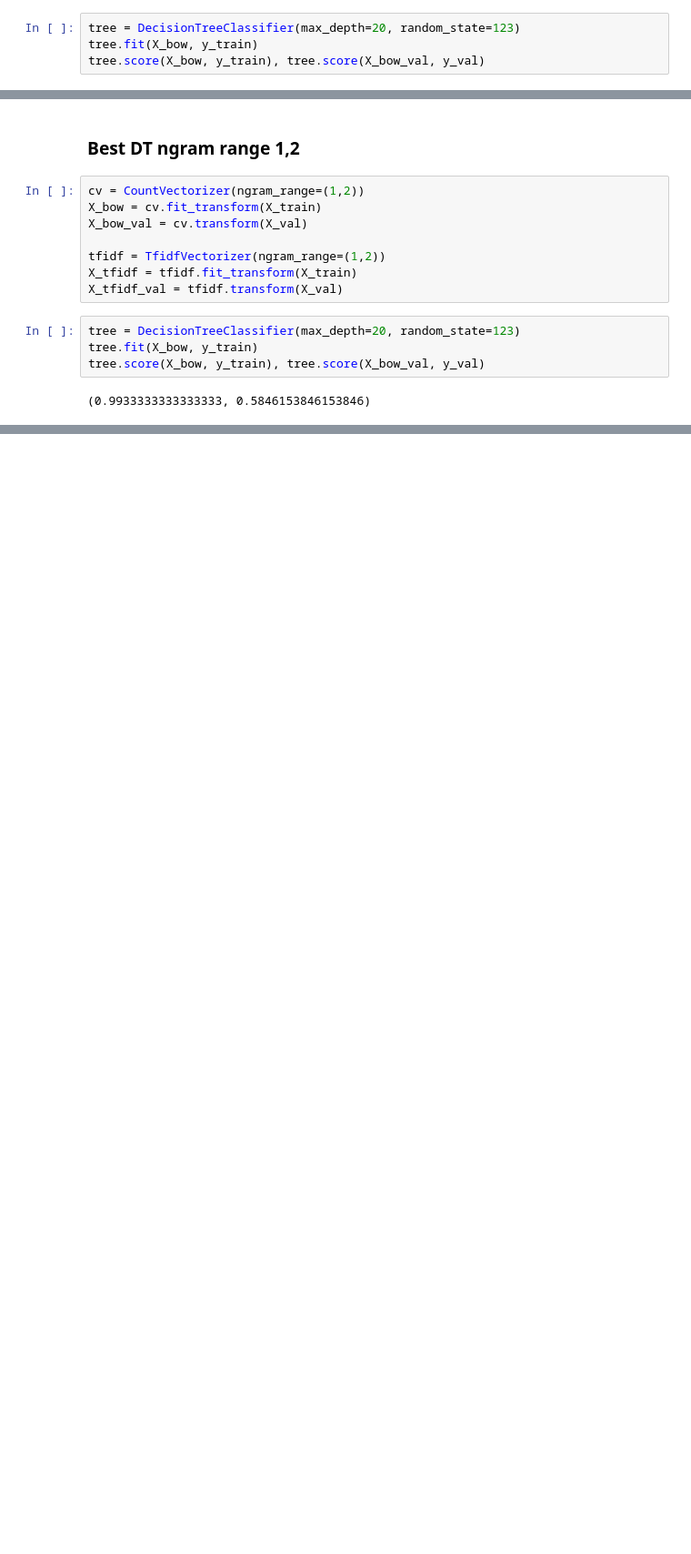
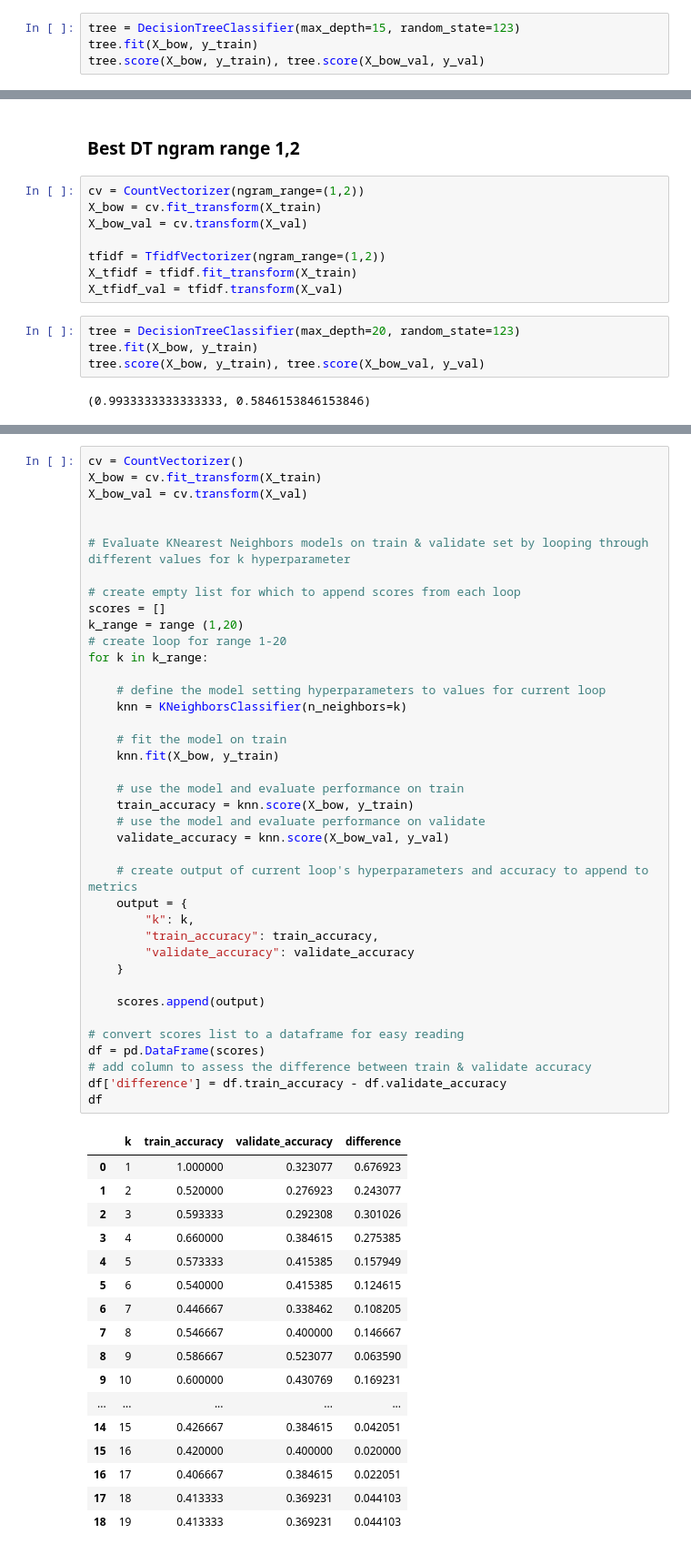
Before and after one commit to team2-nlp-project/team2-nlp-project, a Jupyter notebook: nathan_acquire.ipynb, the cells around one changed output, grey strips where cells are left out. Shown: that part at 91% size. Saved outputs shown, nothing was run; the diff lists cells and outputs as text; blank space fills up the shorter version.

```diff
--- a/nathan_acquire.ipynb
+++ b/nathan_acquire.ipynb
@@ -913,7 +915,7 @@ tfidf = TfidfVectorizer()
 X_tfidf = tfidf.fit_transform(X_train)
 X_tfidf_val = tfidf.transform(X_val)
 # %%
-tree = DecisionTreeClassifier(max_depth=20, random_state=123)
+tree = DecisionTreeClassifier(max_depth=15, random_state=123)
 tree.fit(X_bow, y_train)
 tree.score(X_bow, y_train), tree.score(X_bow_val, y_val)
 # %% [output]
@@ -1018,0 +1162,57 @@ tree.score(X_tfidf, y_train), tree.score(X_bow_val, y_val)
+# %%
+cv = CountVectorizer()
+X_bow = cv.fit_transform(X_train)
+X_bow_val = cv.transform(X_val)
+
+
+# Evaluate KNearest Neighbors models on train & validate set by looping through different values for k hyperparameter
+
+# create empty list for which to append scores from each loop
+scores = []
+k_range = range (1,20)
+# create loop for range 1-20
+for k in k_range:
+
+    # define the model setting hyperparameters to values for current loop
+    knn = KNeighborsClassifier(n_neighbors=k)
+
+    # fit the model on train
+    knn.fit(X_bow, y_train)
+
+    # use the model and evaluate performance on train
+    train_accuracy = knn.score(X_bow, y_train)
+    # use the model and evaluate performance on validate
+    validate_accuracy = knn.score(X_bow_val, y_val)
+
+    # create output of current loop's hyperparameters and accuracy to append to metrics
+    output = {
+        "k": k,
+        "train_accuracy": train_accuracy,
+        "validate_accuracy": validate_accuracy
+    }
+
+    scores.append(output)
+
+# convert scores list to a dataframe for easy reading
+df = pd.DataFrame(scores)
+# add column to assess the difference between train & validate accuracy
+df['difference'] = df.train_accuracy - df.validate_accuracy
+df
+# %% [output]
+|  | k | train_accuracy | validate_accuracy | difference |
+| 0 | 1 | 1.000000 | 0.323077 | 0.676923 |
+| 1 | 2 | 0.520000 | 0.276923 | 0.243077 |
+| 2 | 3 | 0.593333 | 0.292308 | 0.301026 |
+| 3 | 4 | 0.660000 | 0.384615 | 0.275385 |
+| 4 | 5 | 0.573333 | 0.415385 | 0.157949 |
+| 5 | 6 | 0.540000 | 0.415385 | 0.124615 |
+| 6 | 7 | 0.446667 | 0.338462 | 0.108205 |
+| 7 | 8 | 0.546667 | 0.400000 | 0.146667 |
+| 8 | 9 | 0.586667 | 0.523077 | 0.063590 |
+| 9 | 10 | 0.600000 | 0.430769 | 0.169231 |
+| ... | ... | ... | ... | ... |
+| 14 | 15 | 0.426667 | 0.384615 | 0.042051 |
+| 15 | 16 | 0.420000 | 0.400000 | 0.020000 |
+| 16 | 17 | 0.406667 | 0.384615 | 0.022051 |
+| 17 | 18 | 0.413333 | 0.369231 | 0.044103 |
+| 18 | 19 | 0.413333 | 0.369231 | 0.044103 |
```
Also changed, not shown: parts of 33 cells of this notebook.
